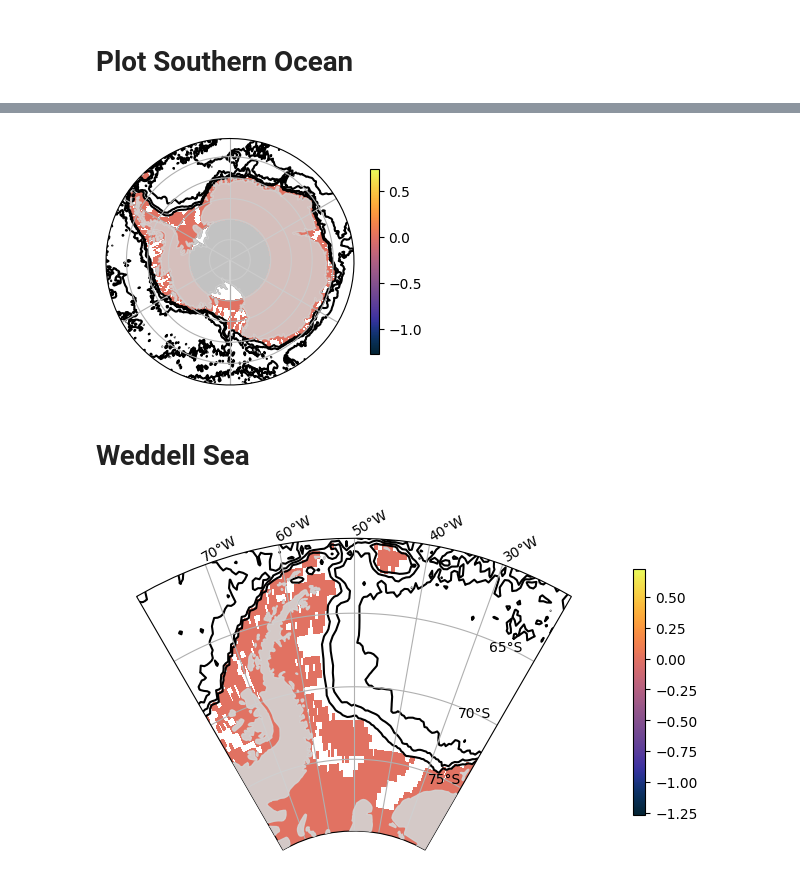
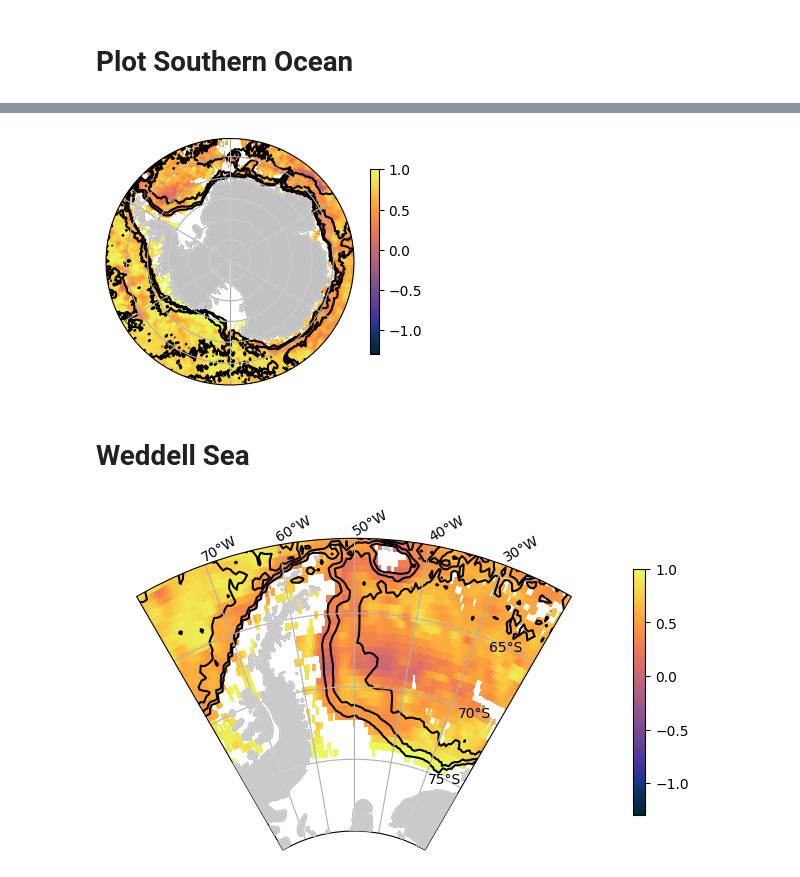
Before and after one commit to opinner/Pinner_et_al_2024, a Jupyter notebook: docs/Exploring Vic et al., 2019.ipynb, the cells around one changed output, grey strips where cells are left out. Saved outputs shown, nothing was run; the diff lists cells and outputs as text; code cells hidden in the pictures.

```diff
--- a/docs/Exploring Vic et al., 2019.ipynb
+++ b/docs/Exploring Vic et al., 2019.ipynb
@@ -4,7 +4,7 @@ import numpy as np
 # %% [markdown]
 # Metadata
 # %%
-path = "/media/sf_VM_Folder/data/Vic2019/Ef_M2_S2_K1_AH_corrected.nc"
+path = "/media/sf_VM_Folder/data/Vic2019/Ef_srtm30_mpi_total_thetamax_M2_corrected.nc"
 ds = nc.Dataset(path)
 # %%
 print(ds.__dict__)
@@ -57,14 +58,14 @@ lat = ds.variables['lat'][:] # latitude grid points
 lon = ds.variables['lon'][:] # longitude grid points
 depth = ds.variables['h'][:] # depth grid points
 
-Ef = ds.variables['Ef'] #.filled(np.nan)
+Eft = ds.variables['Eft'] #.filled(np.nan)
 Efn = np.asarray(ds.variables['Efn']) #.filled(np.nan)
 #Efn8c = ds.variables['Efn']
 
 print(f"Shape of lon:     {lon.shape}")#, {lon[0]:.1f}, {lon[-1]:.1f}")
 print(f"Shape of lat:     {lat.shape}")#, {lat[0]:.1f}, {lat[-1]:.1f}")
 print(f"Shape of depth:   {depth.shape}")#, {depth[0]}, {depth[-1]:.1f}")
-print(f"Shape of Ef:      {Ef.shape}")
+print(f"Shape of Eft:      {Eft.shape}")
 print(f"Shape of Efn:     {Efn.shape}")
 #print(f"Shape of Efn8c:   {Efn8c.shape}")
 # %% [output]
@@ -93,7 +94,7 @@ np.nanmean(t)
 # %% [markdown]
 $q = E^{4-\infty}_\text{M2}/ E^{1-\infty}_\text{M2}$
 # %%
-q = (Ef - Efn[:,:,:3].sum(axis=2)) / Ef
+q = (Eft - Efn[:,:,:3].sum(axis=2)) / Eft
 q.shape
 # %% [output]
 (321, 721)
@@ -153,12 +155,12 @@ plt.savefig("./output2.png", bbox_inches = "tight", dpi = 300)
 # %%
 fig = plt.figure(figsize=[4, 4])
 ax = setup_south_polar(fig)
-im = ax.pcolormesh(lon, lat, t, transform=ccrs.PlateCarree(), cmap = cm.cm.thermal)
+im = ax.pcolormesh(lon, lat, q, transform=ccrs.PlateCarree(), cmap = cm.cm.thermal)
 ax.add_feature(cfeature.LAND, color="lightgrey", alpha=0.8, zorder = 10)
 ax.contour(lon, lat, depth, transform=ccrs.PlateCarree(), levels = np.linspace(-5000,0,5), colors = "k", linestyles = "solid") #levels = np.linspace(-0.7,-0.3,4)
 plt.colorbar(im, orientation='vertical', shrink = 0.6);
 # %% [output]
-[figure, old version]
+[figure, new version]
 # %% [markdown]
 # Weddell Sea
 # %%
@@ -223,13 +225,13 @@ def setup_Weddell_Sea(fig):
 # %%
 # Create a new figure and subplot with the specified projection
 fig = plt.figure(figsize=(8, 8))
 ax = setup_Weddell_Sea(fig)
-im = ax.pcolormesh(lon, lat, t, transform=ccrs.PlateCarree(), cmap = cm.cm.thermal)
+im = ax.pcolormesh(lon, lat, q, transform=ccrs.PlateCarree(), cmap = cm.cm.thermal)
 ax.add_feature(cfeature.LAND, color="lightgrey", alpha=0.9, zorder = 10)
 ax.contour(lon, lat, depth, transform=ccrs.PlateCarree(), levels = np.linspace(-5000,0,5), colors = "k", linestyles = "solid")
 plt.colorbar(im, orientation='vertical', shrink = 0.4);
 # %% [output]
-[figure, old version]
+[figure, new version]
 # %%
 def setup_transect_view(fig):
     ax = fig.add_subplot(111, projection= ccrs.SouthPolarStereo(central_longitude= -50))
```
Also changed, not shown: parts of 8 cells of this notebook, 2 other files.
